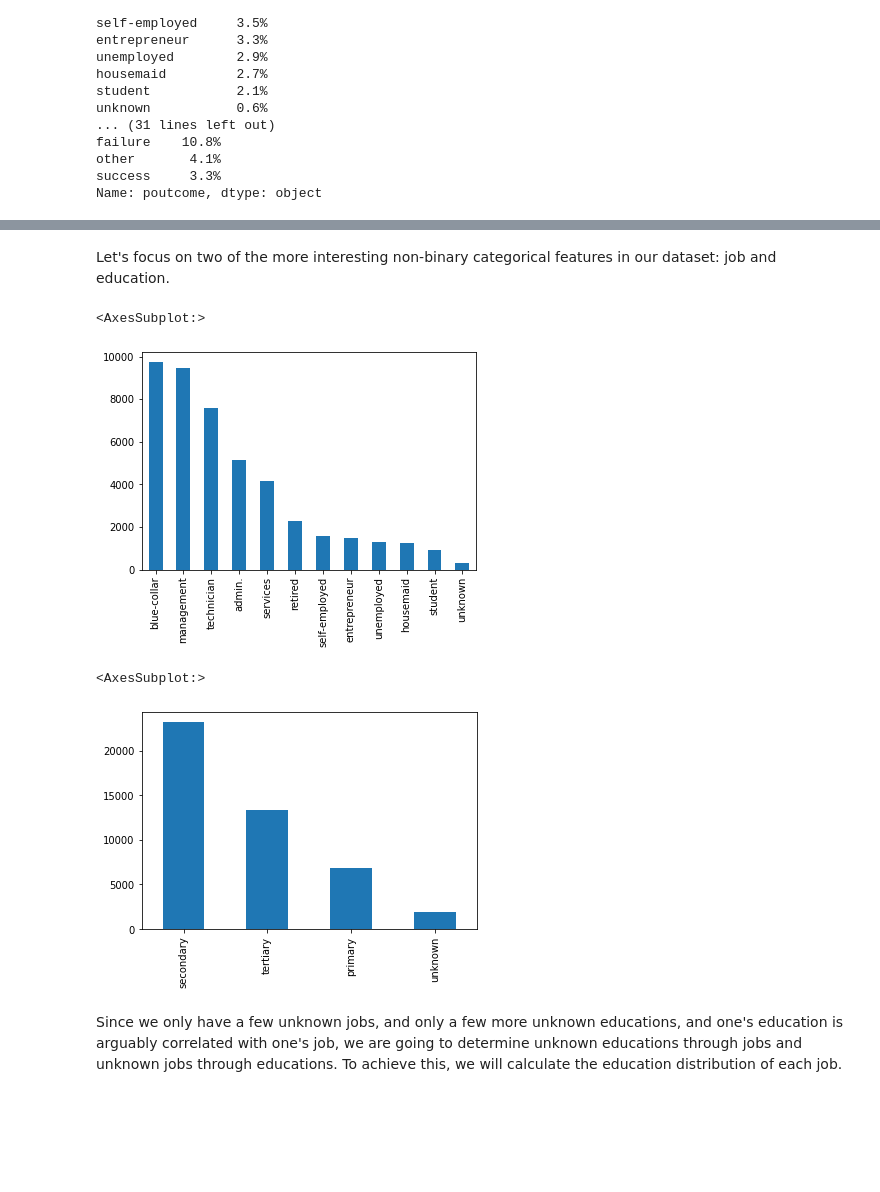
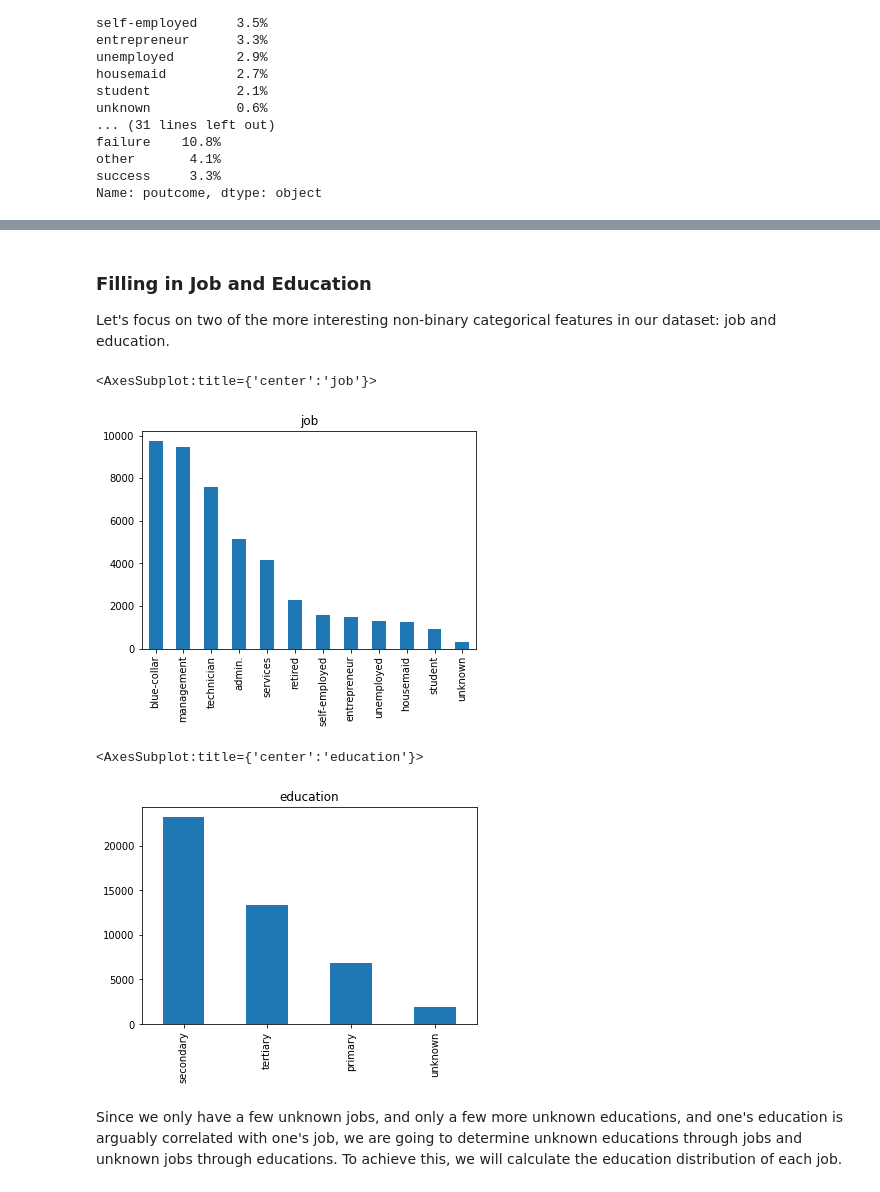
Before and after one commit to Tushar1729-k/bank-mkt-tgts-proj, a Jupyter notebook: rpt.ipynb, the cells around one changed output, grey strips where cells are left out. Saved outputs shown, nothing was run; the diff lists cells and outputs as text; code cells hidden in the pictures; blank space fills up the shorter version.

```diff
--- a/rpt.ipynb
+++ b/rpt.ipynb
@@ -169,15 +189,17 @@ Name: poutcome, dtype: object
 # %% [markdown]
+### Filling in Job and Education
+
 Let's focus on two of the more interesting non-binary categorical features in our dataset: job and education.
 # %%
-train_df.job.value_counts().plot.bar()
+train_df.job.value_counts().plot.bar(title='job')
 # %% [output]
-<AxesSubplot:>
+<AxesSubplot:title={'center':'job'}>
-[figure, old version]
+[figure, new version]
 # %%
-train_df.education.value_counts().plot.bar()
+train_df.education.value_counts().plot.bar(title='education')
 # %% [output]
-<AxesSubplot:>
+<AxesSubplot:title={'center':'education'}>
-[figure, old version]
+[figure, new version]
 # %% [markdown]
 Since we only have a few unknown jobs, and only a few more unknown educations, and one's education is arguably correlated with one's job, we are going to determine unknown educations through jobs and unknown jobs through educations. To achieve this, we will calculate the education distribution of each job.
 # %%
```
Also changed, not shown: parts of 59 cells of this notebook.
